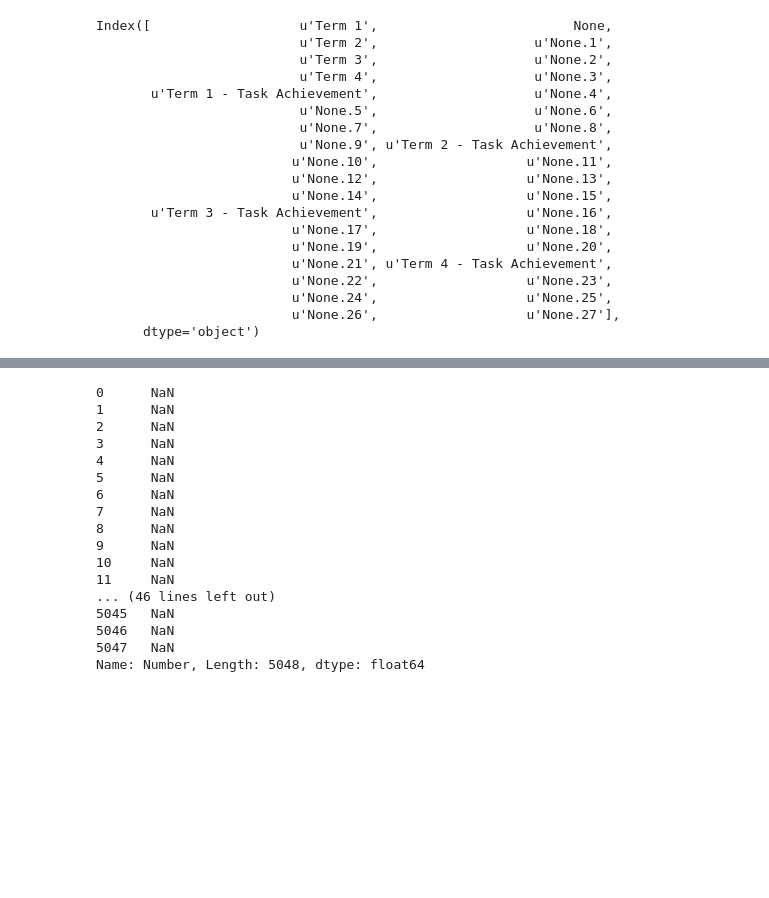
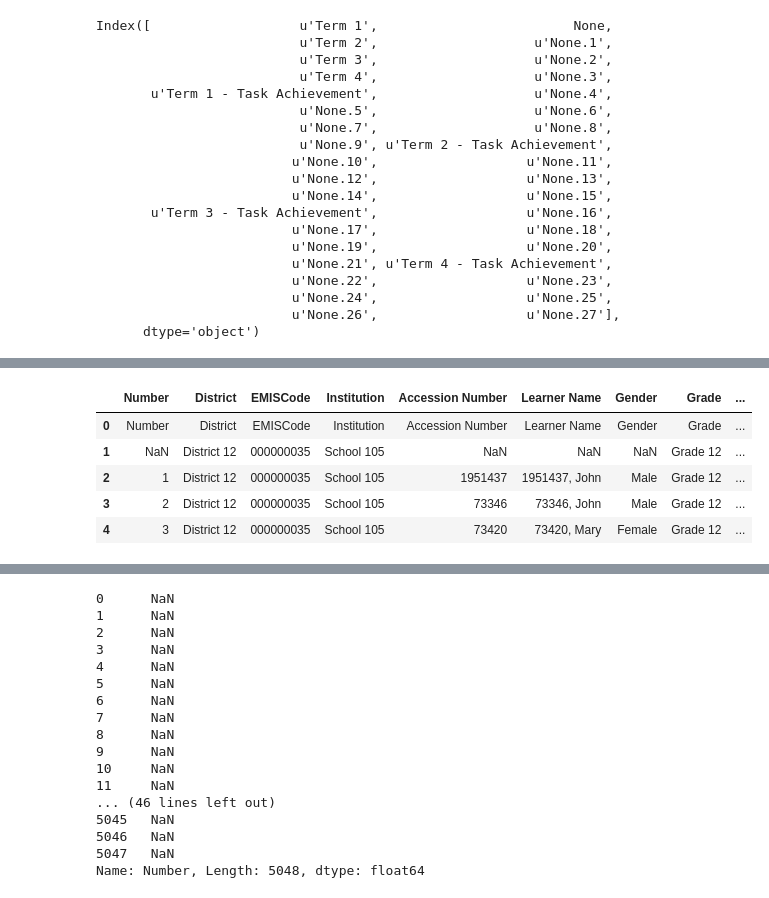
Before and after one commit to alpha-ibrahim/Udacity-machine-learning-engineer, a Jupyter notebook: project/analysis.ipynb, the cells around one changed output, grey strips where cells are left out. Cells and saved outputs as stored; diff of their text form; code cells hidden in the pictures; blank space fills up the shorter version.

```diff
--- a/project/analysis.ipynb
+++ b/project/analysis.ipynb
@@ -49,5 +55,9 @@ mathematics_gr12_term4['ave_mark'] =
 # %%
-math_term1_mark = mathematics_gr12_term4['Term 1']
-math_term2_mark = mathematics_gr12_term4['Term 2']
-math_term3_mark = mathematics_gr12_term4['Term 3']
-math_term4_mark = mathematics_gr12_term4['Term 4']
+math_term1_mark = pd.DataFrame(mathematics_gr12_term4['Term 1'])
+math_term2_mark = pd.DataFrame(mathematics_gr12_term4['Term 2'])
+math_term3_mark = pd.DataFrame(mathematics_gr12_term4['Term 3'])
+math_term4_mark = pd.DataFrame(mathematics_gr12_term4['Term 4'])
+math_term1_mark.reset_index(inplace = True)
+math_term2_mark.reset_index(inplace = True)
+math_term3_mark.reset_index(inplace = True)
+math_term4_mark.reset_index(inplace = True)
@@ -74,0 +64,14 @@ pd.DataFrame(math_term2_mark)
+# %%
+math_term1_mark.columns = math_term1_mark.iloc[0].values
+math_term2_mark.columns = math_term2_mark.iloc[0].values
+math_term3_mark.columns = math_term3_mark.iloc[0].values
+math_term4_mark.columns = math_term4_mark.iloc[0].values
+# %%
+math_term1_mark.head()
+# %% [output]
+|  | Number | District | EMISCode | Institution | Accession Number | Learner Name | Gender | Grade | ... |
+| 0 | Number | District | EMISCode | Institution | Accession Number | Learner Name | Gender | Grade | ... |
+| 1 | NaN | District 12 | 000000035 | School 105 | NaN | NaN | NaN | Grade 12 | ... |
+| 2 | 1 | District 12 | 000000035 | School 105 | 1951437 | 1951437, John | Male | Grade 12 | ... |
+| 3 | 2 | District 12 | 000000035 | School 105 | 73346 | 73346, John | Male | Grade 12 | ... |
+| 4 | 3 | District 12 | 000000035 | School 105 | 73420 | 73420, Mary | Female | Grade 12 | ... |
```
Also changed, not shown: parts of 8 cells of this notebook, 2 other files.
